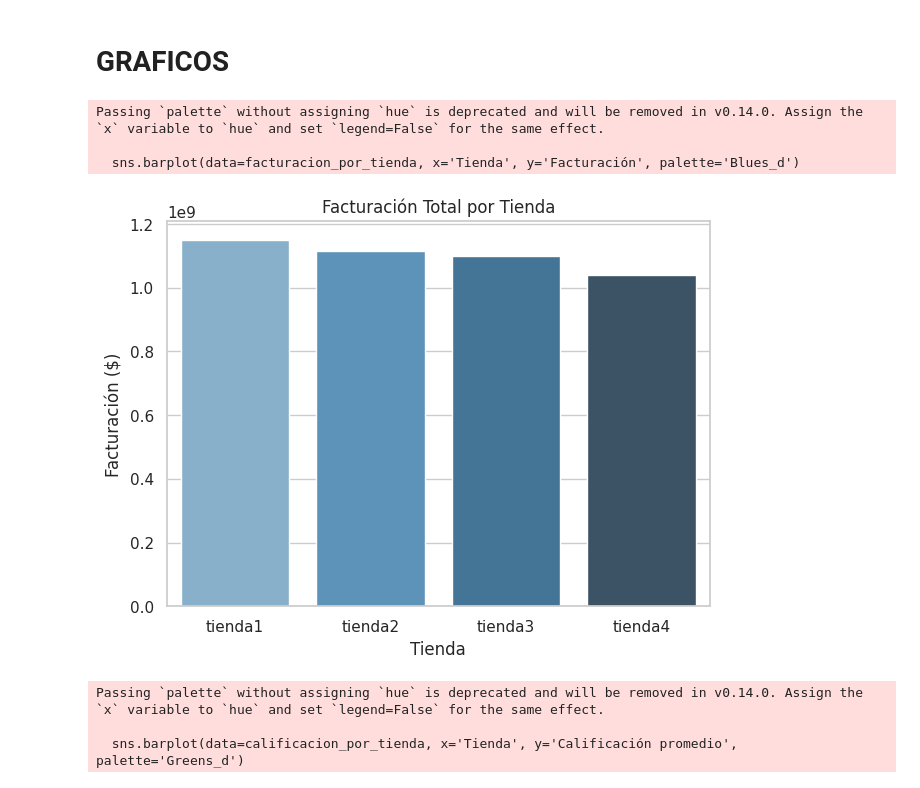
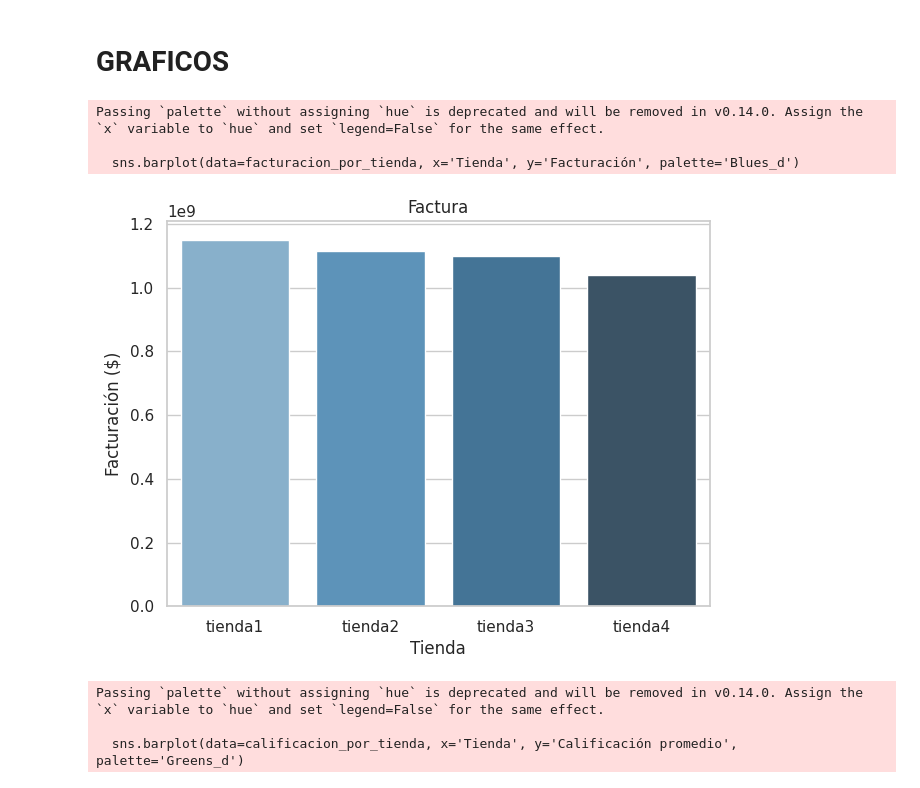
Before and after one commit to JuanAllievi/AluraStoreLatam_Challenge, a Jupyter notebook: AluraStoreLatam.ipynb, the cells around one changed output. Drawn from its saved outputs; the diff is of its cells as text; code cells hidden in the pictures.

```diff
--- a/AluraStoreLatam.ipynb
+++ b/AluraStoreLatam.ipynb
@@ -273,22 +273,22 @@ print(rendimiento)
 # %%
 import matplotlib.pyplot as plt
 import seaborn as sns
 
 # Configuración de estilo
 sns.set(style="whitegrid")
 
 # Gráfico de barras - Facturación
 plt.figure(figsize=(7,5))
 sns.barplot(data=facturacion_por_tienda, x='Tienda', y='Facturación', palette='Blues_d')
-plt.title('Facturación Total por Tienda')
+plt.title('Factura')
 plt.ylabel('Facturación ($)')
 plt.xlabel('Tienda')
 plt.show()
 # %% [output]
 Passing `palette` without assigning `hue` is deprecated and will be removed in v0.14.0. Assign the `x` variable to `hue` and set `legend=False` for the same effect.
 
   sns.barplot(data=facturacion_por_tienda, x='Tienda', y='Facturación', palette='Blues_d')
-[figure, old version]
+[figure, new version]
 # %%
 plt.figure(figsize=(7,5))
 sns.barplot(data=calificacion_por_tienda, x='Tienda', y='Calificación promedio', palette='Greens_d')
```
